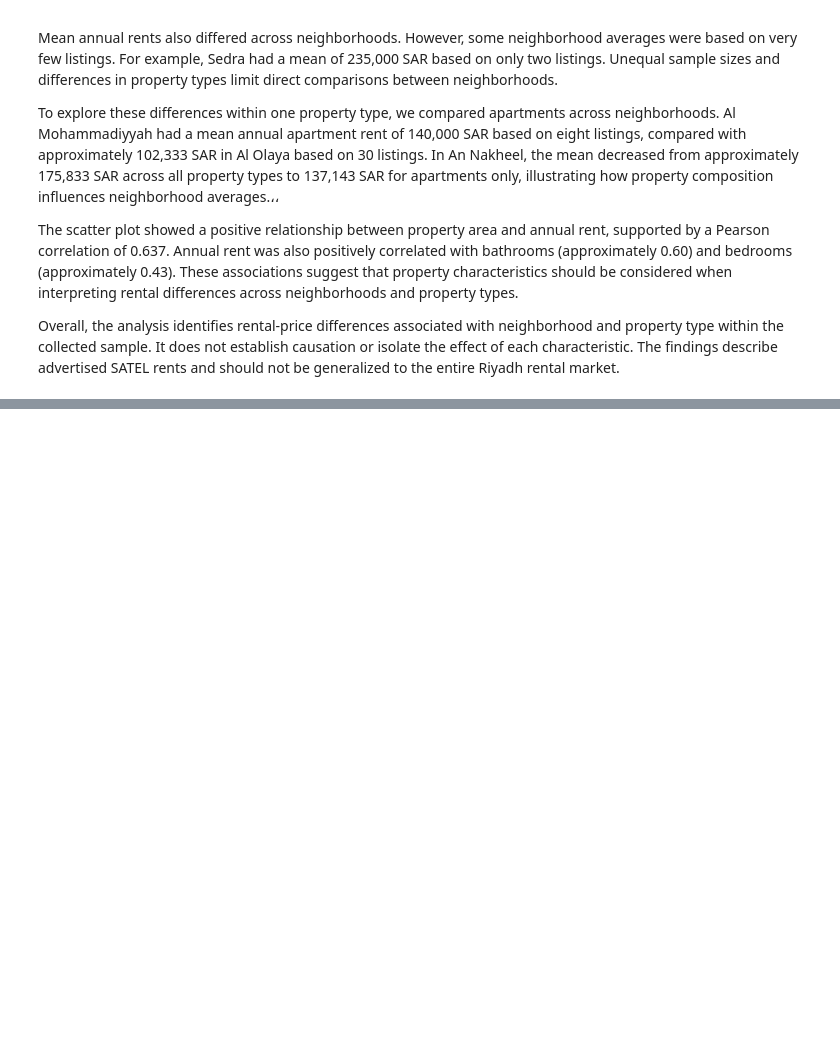
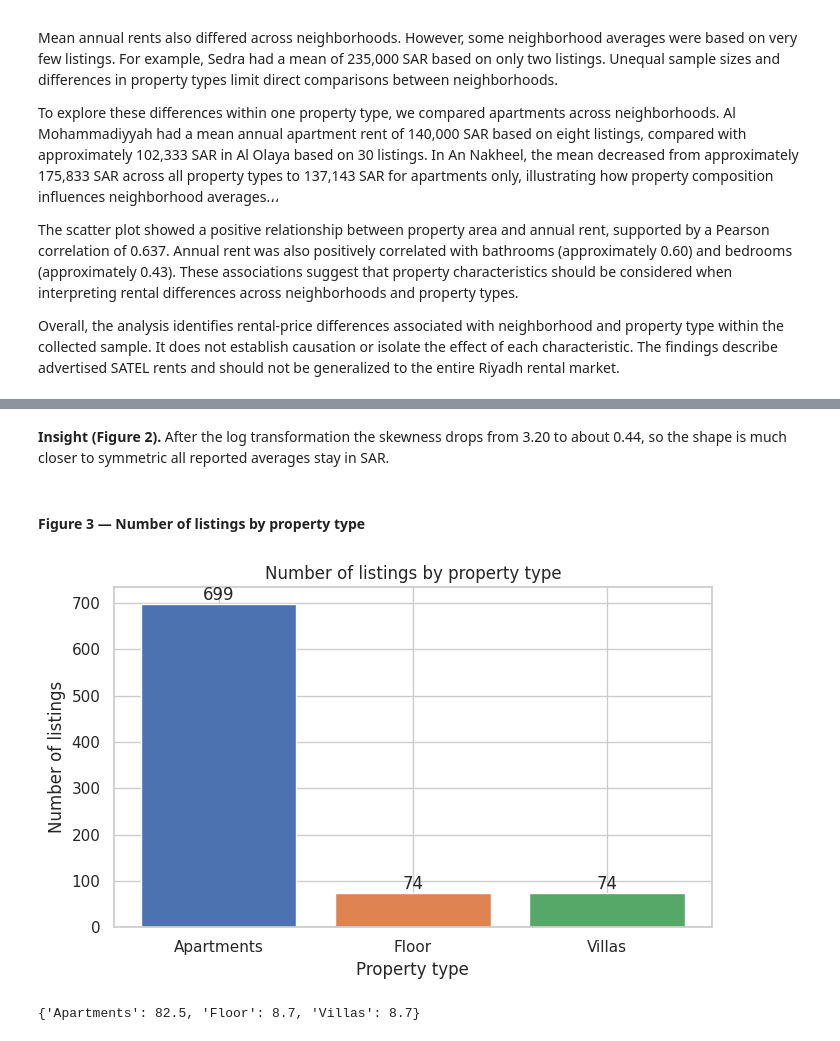
Before and after one commit to 1FATIMAH1/IT362, a Jupyter notebook: Phase2.ipynb, the cells around one changed output, grey strips where cells are left out. Drawn from its saved outputs; the diff is of its cells as text; code cells hidden in the pictures; blank space fills up the shorter version.

```diff
--- a/Phase2.ipynb
+++ b/Phase2.ipynb
@@ -913,0 +1328,18 @@ The scatter plot showed a positive relationship between property area and annual
+# %% [markdown]
+**Insight (Figure 2).** After the log transformation the skewness drops from 3.20 to about 0.44, so the shape is much closer to symmetric all reported averages stay in SAR.
+# %% [markdown]
+#### Figure 3 — Number of listings by property type
+# %%
+type_counts = df_clean["property_type"].value_counts()
+fig, ax = plt.subplots(figsize=(7, 4.5))
+bars = ax.bar(type_counts.index, type_counts.values, color=["#4C72B0", "#DD8452", "#55A868"])
+ax.bar_label(bars)
+ax.set_title("Number of listings by property type")
+ax.set_xlabel("Property type"); ax.set_ylabel("Number of listings")
+plt.tight_layout()
+plt.savefig("figures/fig3_listings_by_property_type.png", dpi=150)
+plt.show()
+print((df_clean["property_type"].value_counts(normalize=True) * 100).round(1).to_dict())
+# %% [output]
+[figure, added]
+{'Apartments': 82.5, 'Floor': 8.7, 'Villas': 8.7}
```
Also changed, not shown: parts of 56 cells of this notebook.
